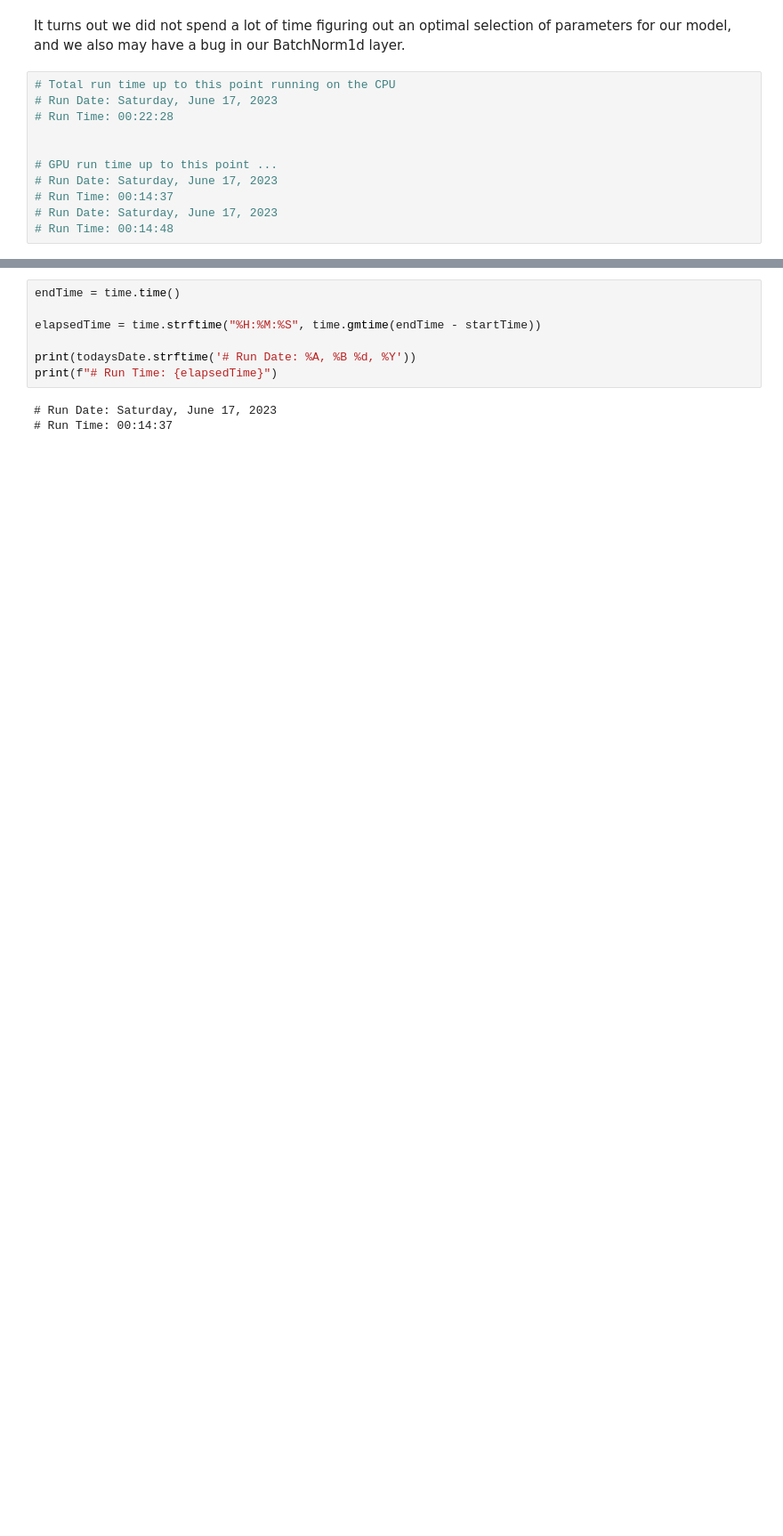
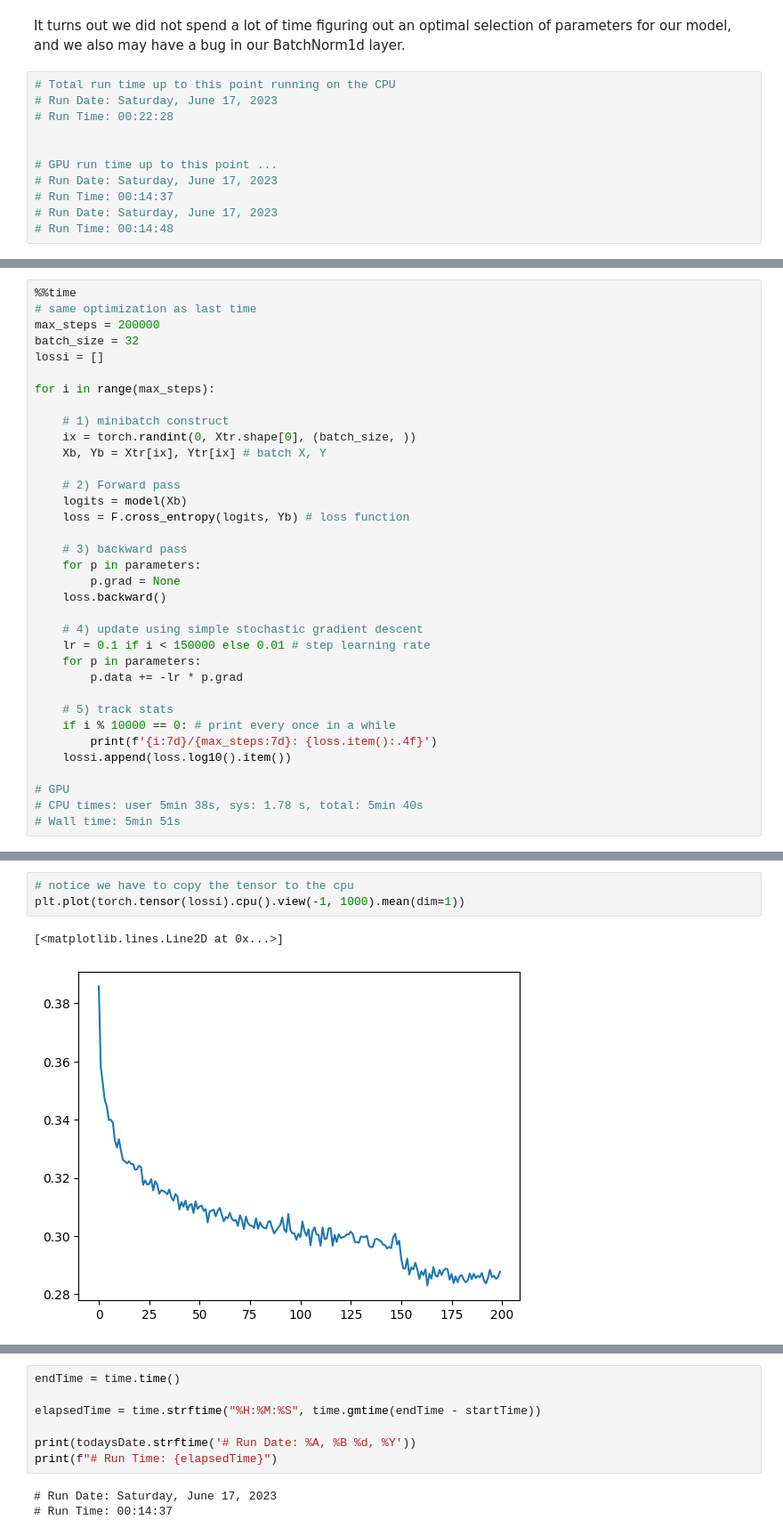
Before and after one commit to rkaunismaa/KarpathyNeuralNetworks, a Jupyter notebook: makemore_part5_cnn1.ipynb, the cells around one changed output, grey strips where cells are left out. Shown at 89% size. Saved outputs shown, nothing was run; the diff lists cells and outputs as text; blank space fills up the shorter version.

Commit message:
finish up fixing the BatchNorm1d bug

```diff
--- a/makemore_part5_cnn1.ipynb
+++ b/makemore_part5_cnn1.ipynb
@@ -1310,0 +1409,35 @@ It turns out we did not spend a lot of time figuring out an optimal selection of
+# %%
+%%time
+# same optimization as last time
+max_steps = 200000
+batch_size = 32
+lossi = []
+
+for i in range(max_steps):
+
+    # 1) minibatch construct
+    ix = torch.randint(0, Xtr.shape[0], (batch_size, ))
+    Xb, Yb = Xtr[ix], Ytr[ix] # batch X, Y
+
+    # 2) Forward pass
+    logits = model(Xb)
+    loss = F.cross_entropy(logits, Yb) # loss function
+
+    # 3) backward pass
+    for p in parameters:
+        p.grad = None
+    loss.backward()
+
+    # 4) update using simple stochastic gradient descent
+    lr = 0.1 if i < 150000 else 0.01 # step learning rate
+    for p in parameters:
+        p.data += -lr * p.grad
+
+    # 5) track stats
+    if i % 10000 == 0: # print every once in a while
+        print(f'{i:7d}/{max_steps:7d}: {loss.item():.4f}')
+    lossi.append(loss.log10().item())
+
+# GPU
+# CPU times: user 5min 38s, sys: 1.78 s, total: 5min 40s
+# Wall time: 5min 51s
@@ -1310,0 +1480,6 @@ It turns out we did not spend a lot of time figuring out an optimal selection of
+# %%
+# notice we have to copy the tensor to the cpu
+plt.plot(torch.tensor(lossi).cpu().view(-1, 1000).mean(dim=1))
+# %% [output]
+[<matplotlib.lines.Line2D at 0x...>]
+[figure, added]
```
Also changed, not shown: parts of 14 cells of this notebook.
